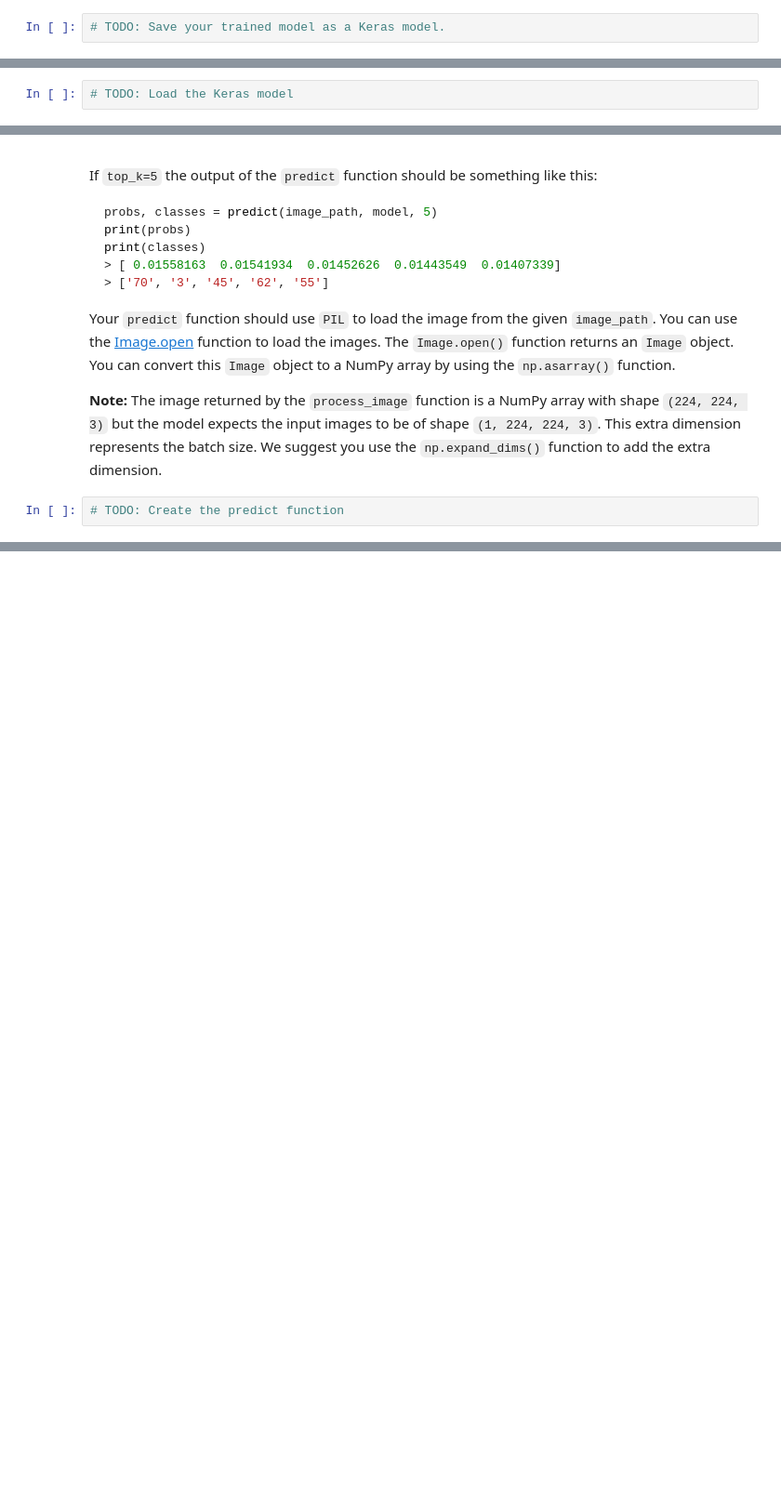
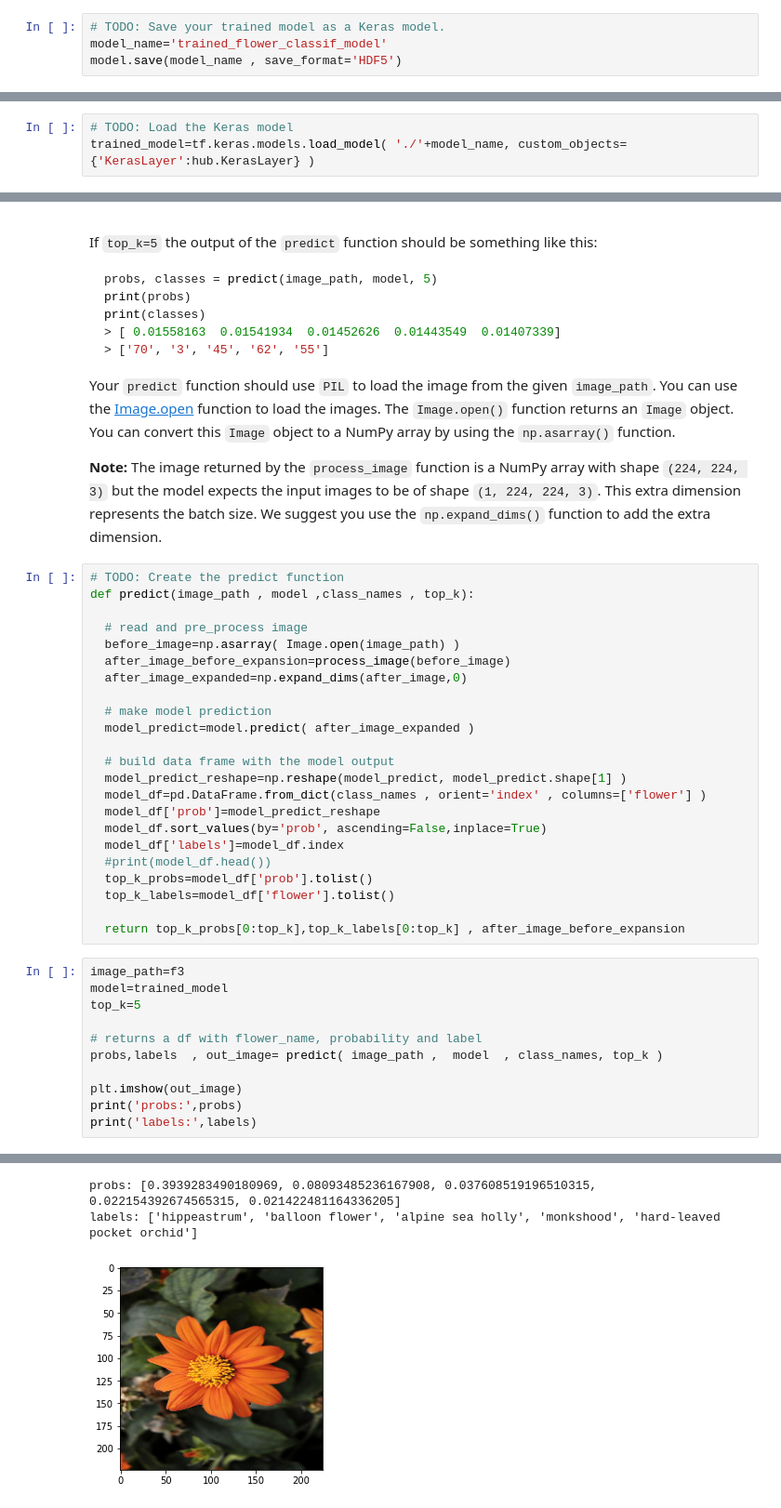
Before and after one commit to CorrAUDJPY/Udacity-Project-2-Image-Classifer-with-Neural-Net, a Jupyter notebook: Project2_Image_Classifier.ipynb, the cells around one changed output, grey strips where cells are left out. Shown at 93% size. Saved outputs shown, nothing was run; the diff lists cells and outputs as text; blank space fills up the shorter version.

```diff
--- a/Project2_Image_Classifier.ipynb
+++ b/Project2_Image_Classifier.ipynb
@@ -240,2 +310,4 @@ Now that your network is trained, save the model so you can load it later for ma
 # %%
 # TODO: Save your trained model as a Keras model.
+model_name='trained_flower_classif_model'
+model.save(model_name , save_format='HDF5')
@@ -245,6 +319,7 @@ Now that your network is trained, save the model so you can load it later for ma
 Load the Keras model you saved above.
 # %%
 # TODO: Load the Keras model
+trained_model=tf.keras.models.load_model( './'+model_name, custom_objects={'KerasLayer':hub.KerasLayer} )
 # %% [markdown]
 # Inference for Classification
 
@@ -328,5 +412,38 @@ print(classes)
 Your `predict` function should use `PIL` to load the image from the given `image_path`. You can use the [Image.open](https://pillow.readthedocs.io/en/latest/reference/Image.html#PIL.Image.open) function to load the images. The `Image.open()` function returns an `Image` object. You can convert this `Image` object to a NumPy array by using the `np.asarray()` function.
 
 **Note:** The image returned by the `process_image` function is a NumPy array with shape `(224, 224, 3)` but the model expects the input images to be of shape `(1, 224, 224, 3)`. This extra dimension represents the batch size. We suggest you use the `np.expand_dims()` function to add the extra dimension.
-# %%
-# TODO: Create the predict function
+# %%
+# TODO: Create the predict function
+def predict(image_path , model ,class_names , top_k):
+
+  # read and pre_process image
+  before_image=np.asarray( Image.open(image_path) )
+  after_image_before_expansion=process_image(before_image)
+  after_image_expanded=np.expand_dims(after_image,0)
+
+  # make model prediction
+  model_predict=model.predict( after_image_expanded )
+
+  # build data frame with the model output
+  model_predict_reshape=np.reshape(model_predict, model_predict.shape[1] )
+  model_df=pd.DataFrame.from_dict(class_names , orient='index' , columns=['flower'] )
+  model_df['prob']=model_predict_reshape
+  model_df.sort_values(by='prob', ascending=False,inplace=True)
+  model_df['labels']=model_df.index
+  #print(model_df.head())
+  top_k_probs=model_df['prob'].tolist()
+  top_k_labels=model_df['flower'].tolist()
+
+  return top_k_probs[0:top_k],top_k_labels[0:top_k] , after_image_before_expansion
+# %%
+image_path=f3
+model=trained_model
+top_k=5
+
+# returns a df with flower_name, probability and label
+probs,labels  , out_image= predict( image_path ,  model  , class_names, top_k )
+
+plt.imshow(out_image)
+print('probs:',probs)
+print('labels:',labels)
+# %% [output]
@@ -333,3 +451,6 @@ Your `predict` function should use `PIL` to load the image from the given `image
+probs: [0.3939283490180969, 0.08093485236167908, 0.037608519196510315, 0.022154392674565315, 0.021422481164336205]
+labels: ['hippeastrum', 'balloon flower', 'alpine sea holly', 'monkshood', 'hard-leaved pocket orchid']
+[figure, added]
 # %% [markdown]
 # Sanity Check
 
```
Also changed, not shown: parts of 33 cells of this notebook.
